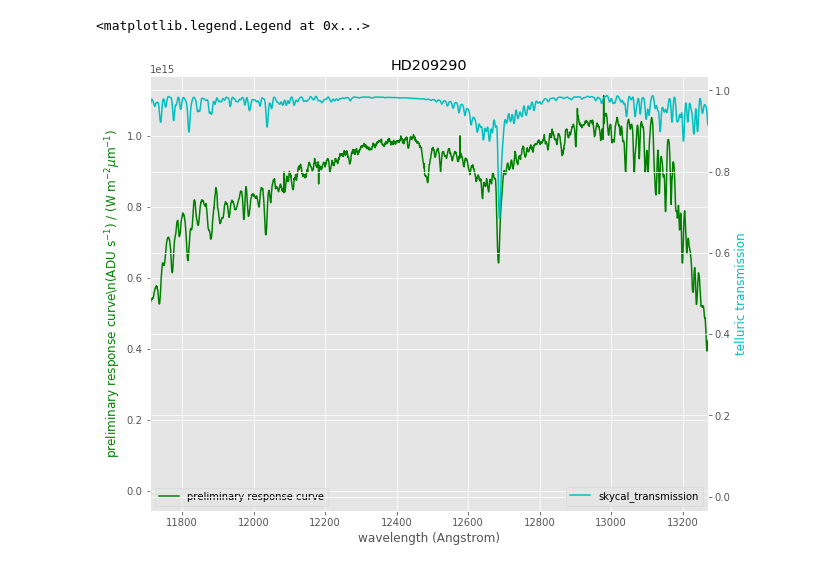
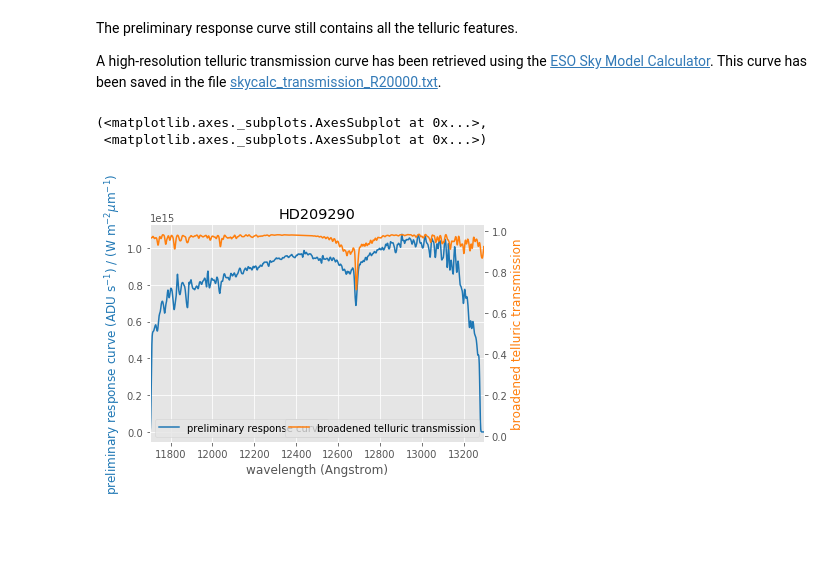
Before and after one commit to nicocardiel/xemir, a Jupyter notebook: docs/comm2b_hd209290.ipynb, the cells around one changed output. Cells and saved outputs as stored; diff of their text form; code cells hidden in the pictures; blank space fills up the shorter version.

```diff
--- a/docs/comm2b_hd209290.ipynb
+++ b/docs/comm2b_hd209290.ipynb
@@ -259,0 +501,13 @@ ax2.set_xlim([wvmin, wvmax])
+# %%
+# preliminary response curve
+yratio = spectrum_broad / yflux
+
+plot_list_spectra(
+    wave, [yratio, spectrum_broad],
+    xlabel='wavelength (Angstrom)',
+    list_ylabel=[r'preliminary response curve (ADU s$^{-1}$) / (W m$^{-2} \mu\rm{m}^{-1})$',
+                 r'broadened spectrum (ADU s$^{-1}$)'],
+    xlimits=[11700, 13300],
+    title='HD209290',
+    list_label=['preliminary response', 'broadened spectrum']
+)
@@ -260,31 +518,33 @@ ax2.set_xlim([wvmin, wvmax])
+# %% [markdown]
+The preliminary response curve still contains all the telluric features.
+
+A high-resolution telluric transmission curve has been retrieved using the [ESO Sky Model Calculator](http://www.eso.org/observing/etc/bin/gen/form?INS.MODE=swspectr+INS.NAME=SKYCALC). This curve has been saved in the file [skycalc_transmission_R20000.txt](skycalc_transmission_R20000.txt).
 # %%
-# preliminary response curve
-yratio = spectrum / yflux
-
 # read telluric transmission
-telluric_tabulated = np.genfromtxt("reduction_hd209290/skycalc_transmission_R20000.txt")
+telluric_tabulated = np.genfromtxt("skycalc_transmission_R20000.txt")
 xtab = telluric_tabulated[:,0] * 10  # convert from nm to Angstrom
 ytab = telluric_tabulated[:,1]
+
 # resample previous spectrum to sampling of observed spectrum
 funinterp = interp1d(xtab, ytab, kind="linear")
 ytelluric = funinterp(wave)
-sigma_tel = 3
-ytelluric = gaussian_filter(ytelluric, sigma=sigma_tel)
 
-# plot
-fig, ax = plt.subplots()
-ax.plot(wave, yratio, 'g', label='preliminary response curve')
-ax.set_xlim([wvmin, wvmax])
-ax.set_xlabel('wavelength (Angstrom)')
-ax.set_ylabel(r'preliminary response curve\n(ADU s$^{-1}$) / (W m$^{-2} \mu\rm{m}^{-1})$', color='g')
-ax.set_title('HD209290')
-ax.legend(loc=3)
-ax2 = ax.twinx()
-ax2.plot(wave, ytelluric, 'c', label='skycal_transmission')
-ax2.set_xlim([wvmin, wvmax])
-ax2.set_xlabel('wavelength (Angstrom)')
-ax2.set_ylabel('telluric transmission', color='c')
-ax2.legend(loc=4)
+# broaden telluric transmission
+sigma_tel = 4  # by 'eye'
+ytelluric_broad = gaussian_filter(ytelluric, sigma=sigma_tel)
+
+plot_list_spectra(
+    wave, [yratio, ytelluric_broad],
+    xlabel='wavelength (Angstrom)',
+    list_ylabel=[r'preliminary response curve (ADU s$^{-1}$) / (W m$^{-2} \mu\rm{m}^{-1})$',
+                 'broadened telluric transmission'],
+    xlimits=[11700, 13300],
+    list_fmt=['-','-'],
+    title='HD209290',
+    list_label=['preliminary response curve',
+                'broadened telluric transmission']
+)
 # %% [output]
-<matplotlib.legend.Legend at 0x...>
+(<matplotlib.axes._subplots.AxesSubplot at 0x...>,
+ <matplotlib.axes._subplots.AxesSubplot at 0x...>)
-[figure, old version]
+[figure, new version]
```
Also changed, not shown: parts of 84 cells of this notebook, 4 other files.
